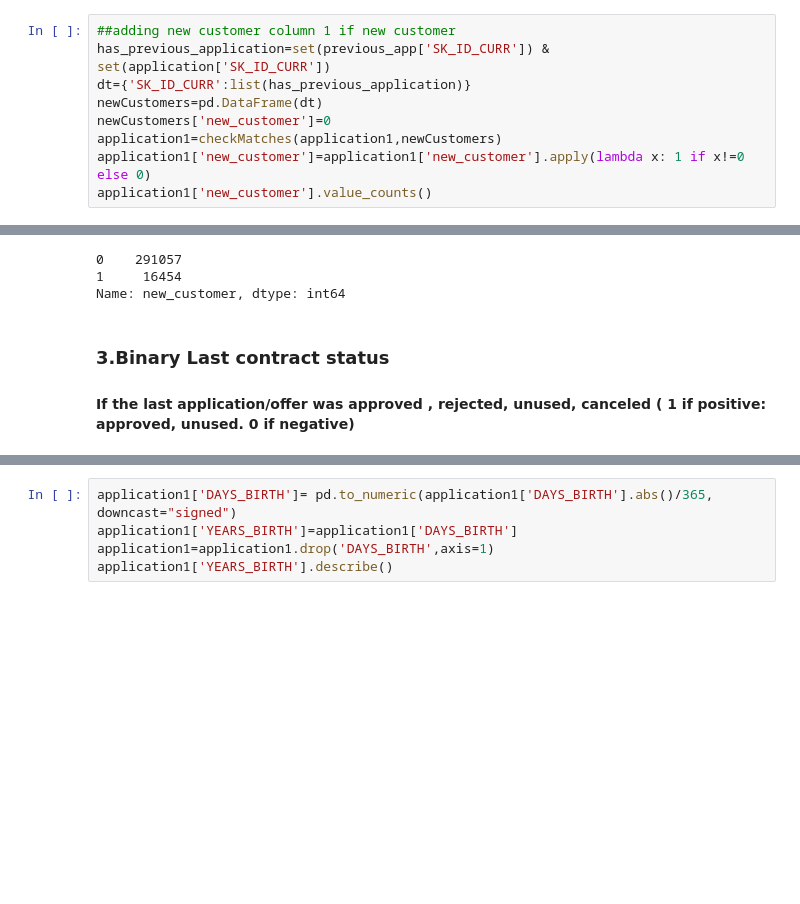
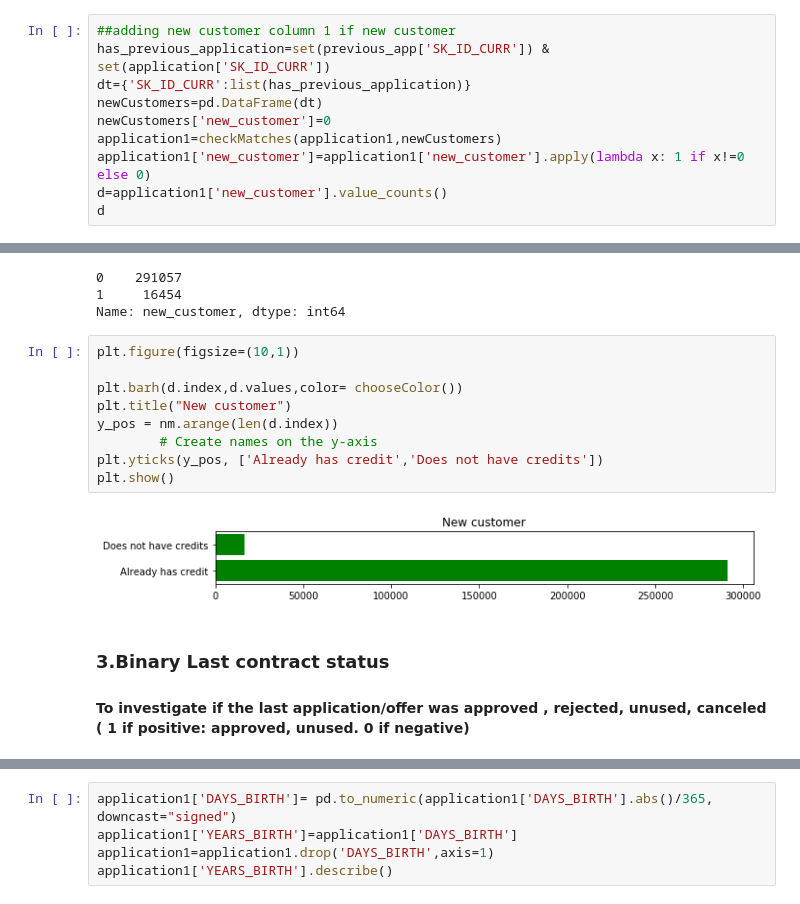
Before and after one commit to lesh3000/AI_Projects, a Jupyter notebook: Untitled4.ipynb, the cells around one changed output, grey strips where cells are left out. Saved outputs shown, nothing was run; the diff lists cells and outputs as text; blank space fills up the shorter version.

```diff
--- a/Untitled4.ipynb
+++ b/Untitled4.ipynb
@@ -85,15 +158,27 @@ newCustomers=pd.DataFrame(dt)
 newCustomers['new_customer']=0
 application1=checkMatches(application1,newCustomers)
 application1['new_customer']=application1['new_customer'].apply(lambda x: 1 if x!=0 else 0)
-application1['new_customer'].value_counts()
+d=application1['new_customer'].value_counts()
+d
 # %% [output]
 percent of matching records: 0.9464929709831518
 0    291057
 1     16454
 Name: new_customer, dtype: int64
+# %%
+plt.figure(figsize=(10,1))
+
+plt.barh(d.index,d.values,color= chooseColor())
+plt.title("New customer")
+y_pos = nm.arange(len(d.index))
+        # Create names on the y-axis
+plt.yticks(y_pos, ['Already has credit','Does not have credits'])
+plt.show()
+# %% [output]
+[figure, added]
 # %% [markdown]
 ### 3.Binary Last contract status
-#### If the last application/offer was approved , rejected, unused, canceled ( 1 if positive: approved, unused. 0 if negative)
+#### To investigate if the last application/offer was approved , rejected, unused, canceled ( 1 if positive: approved, unused. 0 if negative)
 # %%
 ##adding column last contract status 1 is positive ( approved and unused offer) othrwise 0
 hello=previous_app[['SK_ID_CURR','SK_ID_PREV', 'NAME_CONTRACT_STATUS']].groupby(by='SK_ID_CURR').max().reset_index()
```
Also changed, not shown: parts of 99 cells of this notebook.
